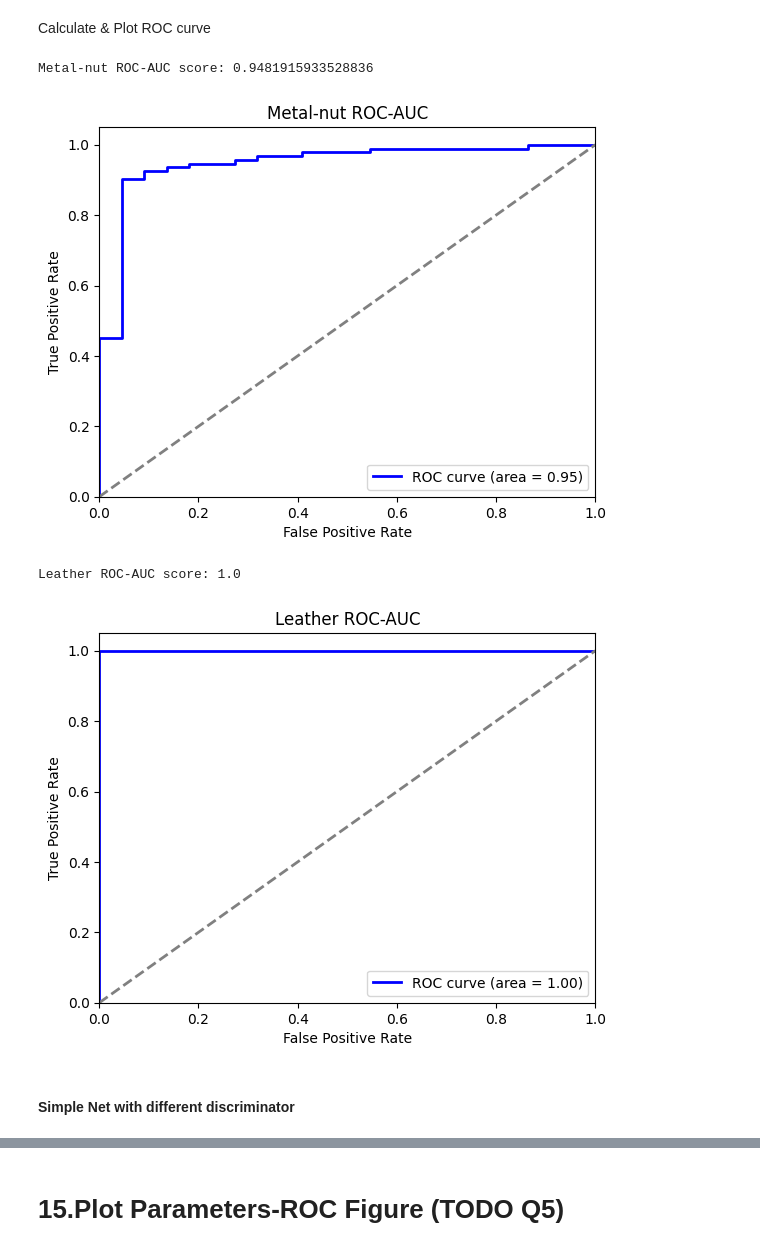
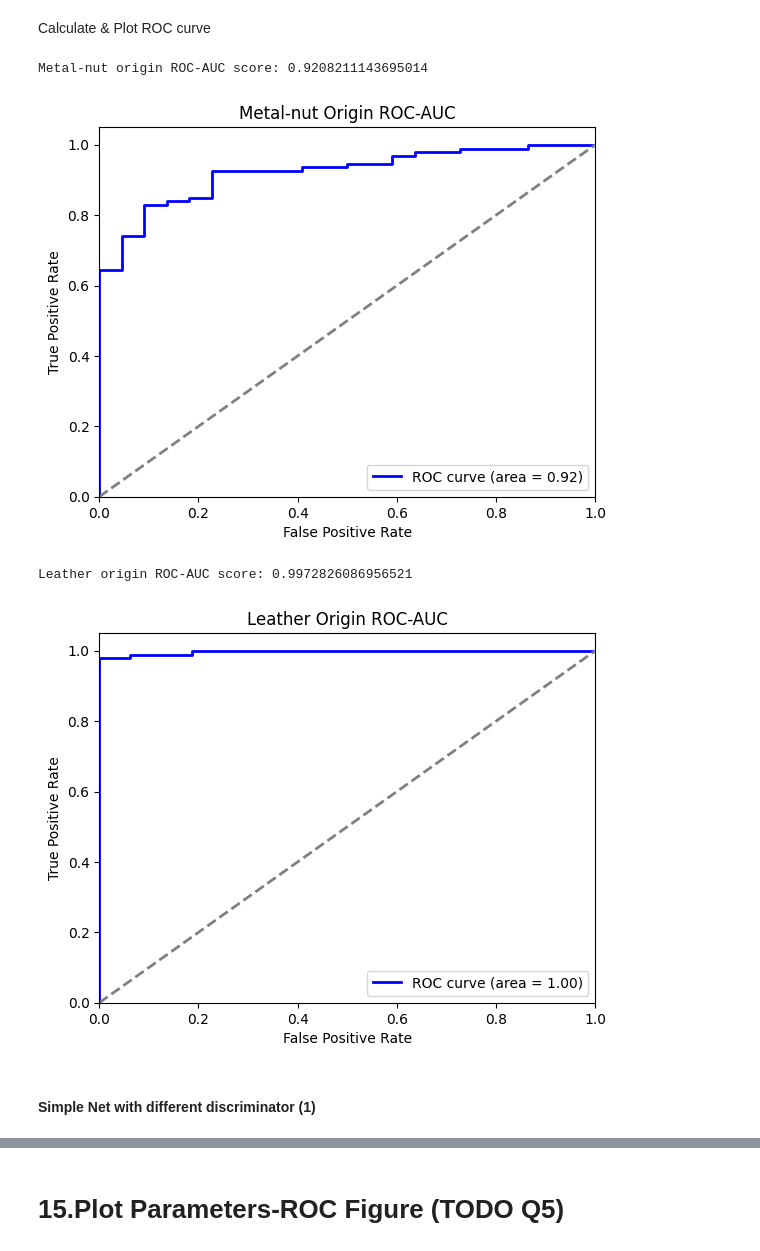
Before and after one commit to huiyuiui/AnomalyDetectionHw, a Jupyter notebook: Hw3/Homework 3.ipynb, the cells around one changed output, grey strips where cells are left out. Cells and saved outputs as stored; diff of their text form; code cells hidden in the pictures.

```diff
--- a/Hw3/Homework 3.ipynb
+++ b/Hw3/Homework 3.ipynb
@@ -293,7 +293,7 @@ class Discriminator_1(nn.Module):
     def __init__(self, in_channel):
         super(Discriminator_1, self).__init__()
         self.in_channel = in_channel
-        self.mid_channel = 512
+        self.mid_channel = 1024
         self.body = nn.Sequential(
             nn.Linear(self.in_channel, self.mid_channel),
             nn.BatchNorm1d(self.mid_channel),
@@ -311,13 +311,16 @@ class Discriminator_2(nn.Module):
     def __init__(self, in_channel):
         super(Discriminator_2, self).__init__()
         self.in_channel = in_channel
-        self.mid_channel = 1024
+        self.mid_channel = 512
         self.body = nn.Sequential(
             nn.Linear(self.in_channel, self.mid_channel),
             nn.BatchNorm1d(self.mid_channel),
             nn.GELU()
         )
-        self.tail = nn.Linear(self.mid_channel, 1, bias=False)
+        self.tail = nn.Sequential(
+            nn.Linear(self.mid_channel, 1, bias=False),
+            nn.Sigmoid()
+        )
 
     def forward(self, x):
         x = self.body(x)
@@ -585,19 +590,19 @@ Calculate & Plot ROC curve
 # %%
 # Testing
 result = test(encoder, simplenet_metal_origin, dataset_test_metal, use_layers, batch_size=16)
-fpr, tpr, roc_auc = compute_roc_auc(result['total_gt_image'], result['total_scores_image'])
-print("Metal-nut ROC-AUC score:", roc_auc)
-plot_roc_auc(fpr, tpr, roc_auc, "Metal-nut")
+fpr, tpr, roc_auc_metal_origin = compute_roc_auc(result['total_gt_image'], result['total_scores_image'])
+print("Metal-nut origin ROC-AUC score:", roc_auc_metal_origin)
+plot_roc_auc(fpr, tpr, roc_auc_metal_origin, "Metal-nut Origin")
 
 result = test(encoder, simplenet_leather_origin, dataset_test_leather, use_layers, batch_size=16)
-fpr, tpr, roc_auc = compute_roc_auc(result['total_gt_image'], result['total_scores_image'])
-print("Leather ROC-AUC score:", roc_auc)
-plot_roc_auc(fpr, tpr, roc_auc, "Leather")
+fpr, tpr, roc_auc_leather_origin = compute_roc_auc(result['total_gt_image'], result['total_scores_image'])
+print("Leather origin ROC-AUC score:", roc_auc_leather_origin)
+plot_roc_auc(fpr, tpr, roc_auc_leather_origin, "Leather Origin")
 # %% [output]
-Metal-nut ROC-AUC score: 0.9481915933528836
+Metal-nut origin ROC-AUC score: 0.9208211143695014
-[figure, old version]
+[figure, new version]
-Leather ROC-AUC score: 1.0
+Leather origin ROC-AUC score: 0.9972826086956521
-[figure, old version]
+[figure, new version]
 # %% [markdown]
-#### Simple Net with different discriminator
+#### Simple Net with different discriminator (1)
 # %%
```
Also changed, not shown: parts of 28 cells of this notebook.
